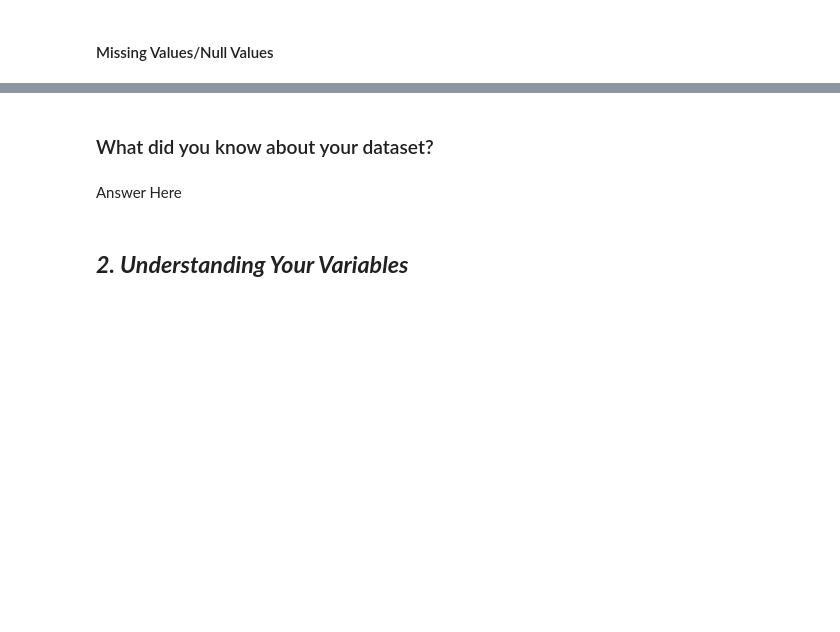
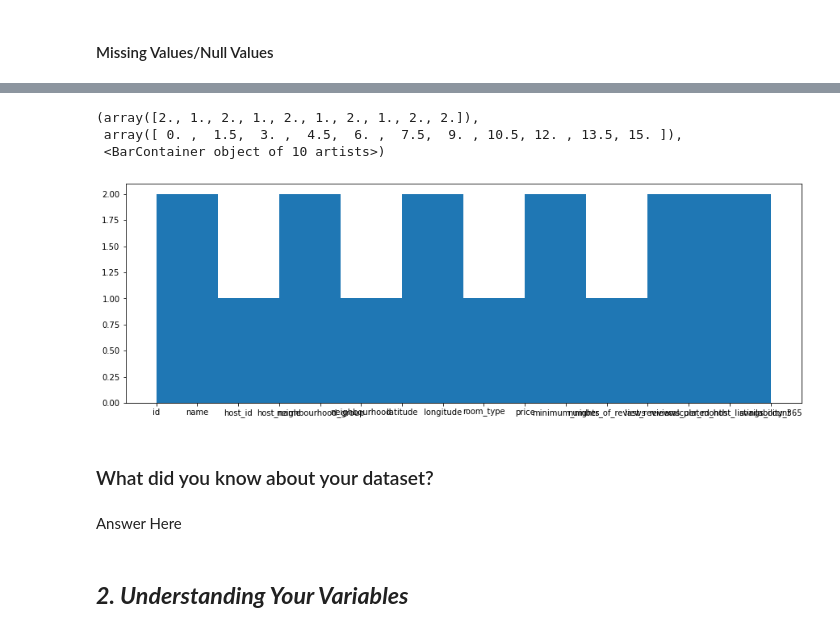
Before and after one commit to kapilkukreja469/Airbnb_bookings_analysis_project, a Jupyter notebook: Sample_EDA_Submission_Template.ipynb, the cells around one changed output, grey strips where cells are left out. Cells and saved outputs as stored; diff of their text form; code cells hidden in the pictures; blank space fills up the shorter version.

```diff
--- a/Sample_EDA_Submission_Template.ipynb
+++ b/Sample_EDA_Submission_Template.ipynb
@@ -143,0 +147,7 @@ memory usage: 6.0+ MB
+# %%
+# Missing Values/Null Values Count
+missing_value_data=airbnb_df.count()
+missing_value_data=dict(missing_value_data)
+for key,value in missing_value_data.items():
+  missing_value_data[key]=len(airbnb_df.index)-value
+missing_value_data#=pd.DataFrame(missing_value_data)
@@ -144,3 +171,15 @@ memory usage: 6.0+ MB
+# %%
+# Visualizing the missing values
+plt.rcParams['figure.figsize'] = (15,5)
+#plt.plot(missing_value_data)
+#missing_value_data.plot(kind='bar')
+#plt.bar(missing_value_data)
+plt.hist(missing_value_data)
+# %% [output]
+(array([2., 1., 2., 1., 2., 1., 2., 1., 2., 2.]),
+ array([ 0. ,  1.5,  3. ,  4.5,  6. ,  7.5,  9. , 10.5, 12. , 13.5, 15. ]),
+ <BarContainer object of 10 artists>)
+[figure, added]
 # %% [markdown]
 ### What did you know about your dataset?
 # %% [markdown]
```
Also changed, not shown: parts of 10 cells of this notebook.
